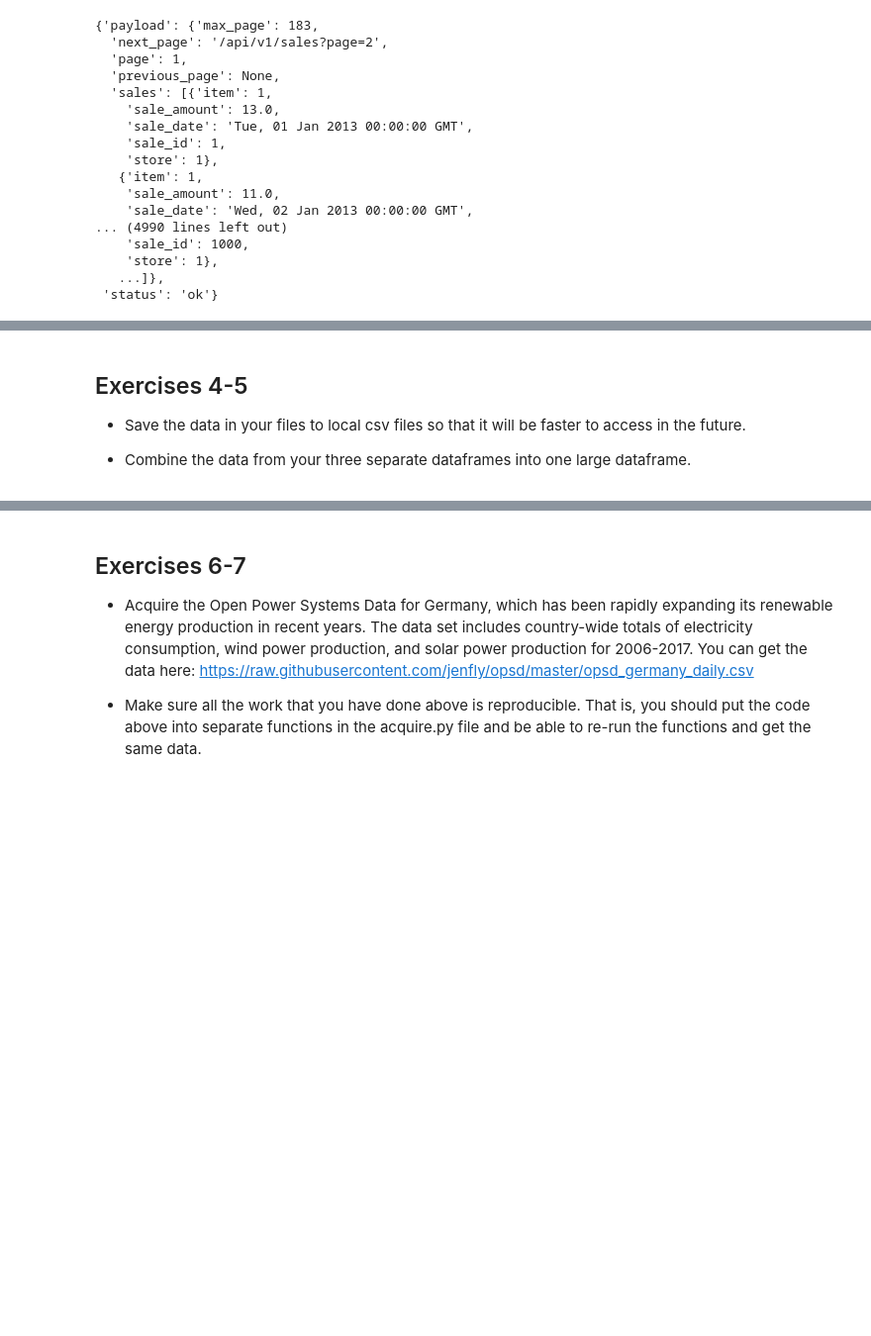
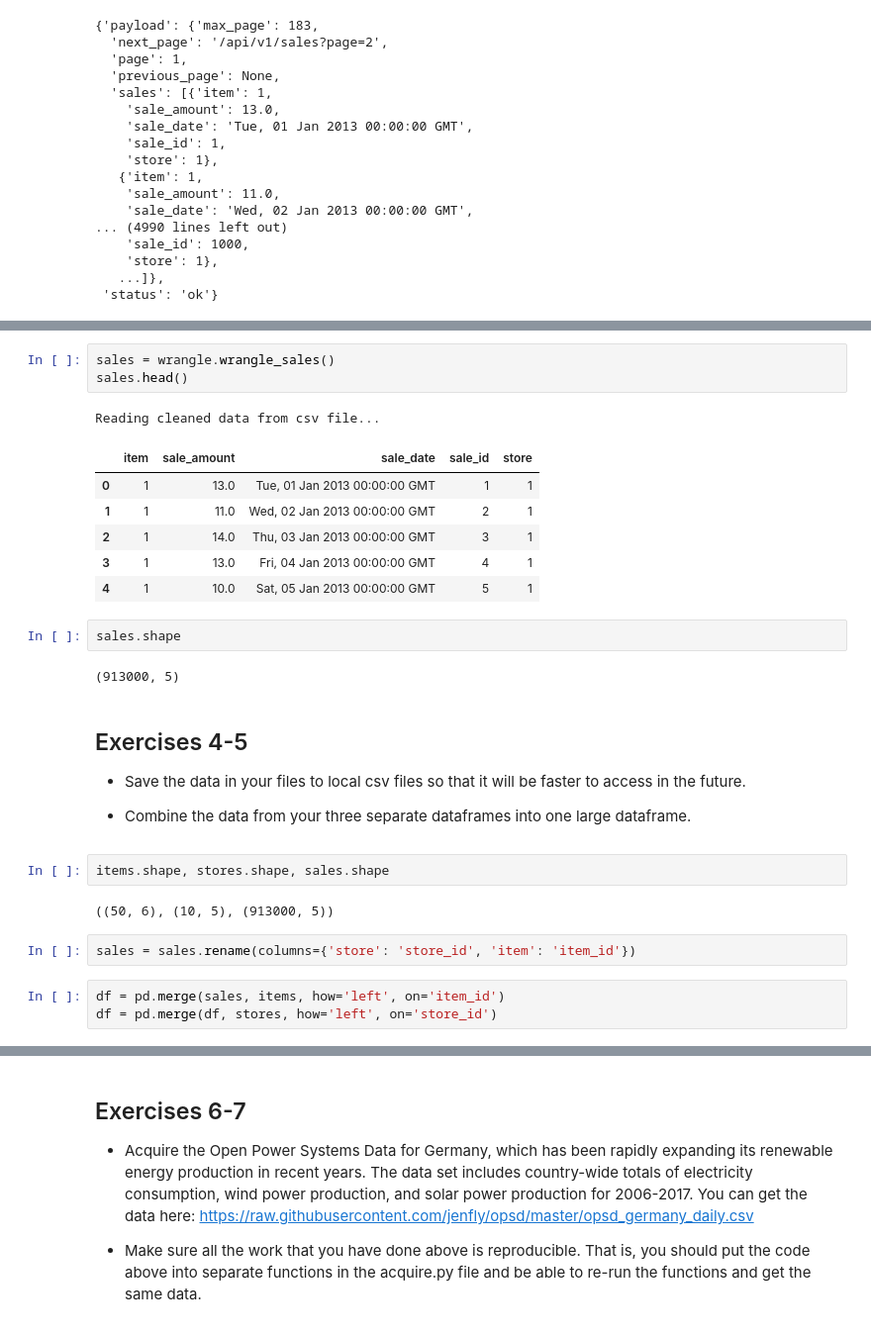
Before and after one commit to BraedenWright/time-series-exercises, a Jupyter notebook: time_series_acquisition.ipynb, the cells around one changed output, grey strips where cells are left out. Shown: that part at 99% size. Saved outputs shown, nothing was run; the diff lists cells and outputs as text; blank space fills up the shorter version.

```diff
--- a/time_series_acquisition.ipynb
+++ b/time_series_acquisition.ipynb
@@ -261,3 +297,18 @@ sales.extend(data['payload']['sales'])
+# %%
+sales = wrangle.wrangle_sales()
+sales.head()
+# %% [output]
+Reading cleaned data from csv file...
+|  | item | sale_amount | sale_date | sale_id | store |
+| 0 | 1 | 13.0 | Tue, 01 Jan 2013 00:00:00 GMT | 1 | 1 |
+| 1 | 1 | 11.0 | Wed, 02 Jan 2013 00:00:00 GMT | 2 | 1 |
+| 2 | 1 | 14.0 | Thu, 03 Jan 2013 00:00:00 GMT | 3 | 1 |
+| 3 | 1 | 13.0 | Fri, 04 Jan 2013 00:00:00 GMT | 4 | 1 |
+| 4 | 1 | 10.0 | Sat, 05 Jan 2013 00:00:00 GMT | 5 | 1 |
+# %%
+sales.shape
+# %% [output]
+(913000, 5)
 # %% [markdown]
 ## Exercises 4-5
 
@@ -265,3 +316,12 @@ sales.extend(data['payload']['sales'])
 - Save the data in your files to local csv files so that it will be faster to access in the future.
 
 - Combine the data from your three separate dataframes into one large dataframe.
+# %%
+items.shape, stores.shape, sales.shape
+# %% [output]
+((50, 6), (10, 5), (913000, 5))
+# %%
+sales = sales.rename(columns={'store': 'store_id', 'item': 'item_id'})
+# %%
+df = pd.merge(sales, items, how='left', on='item_id')
+df = pd.merge(df, stores, how='left', on='store_id')
```
Also changed, not shown: parts of 8 cells of this notebook, 1 other file.
